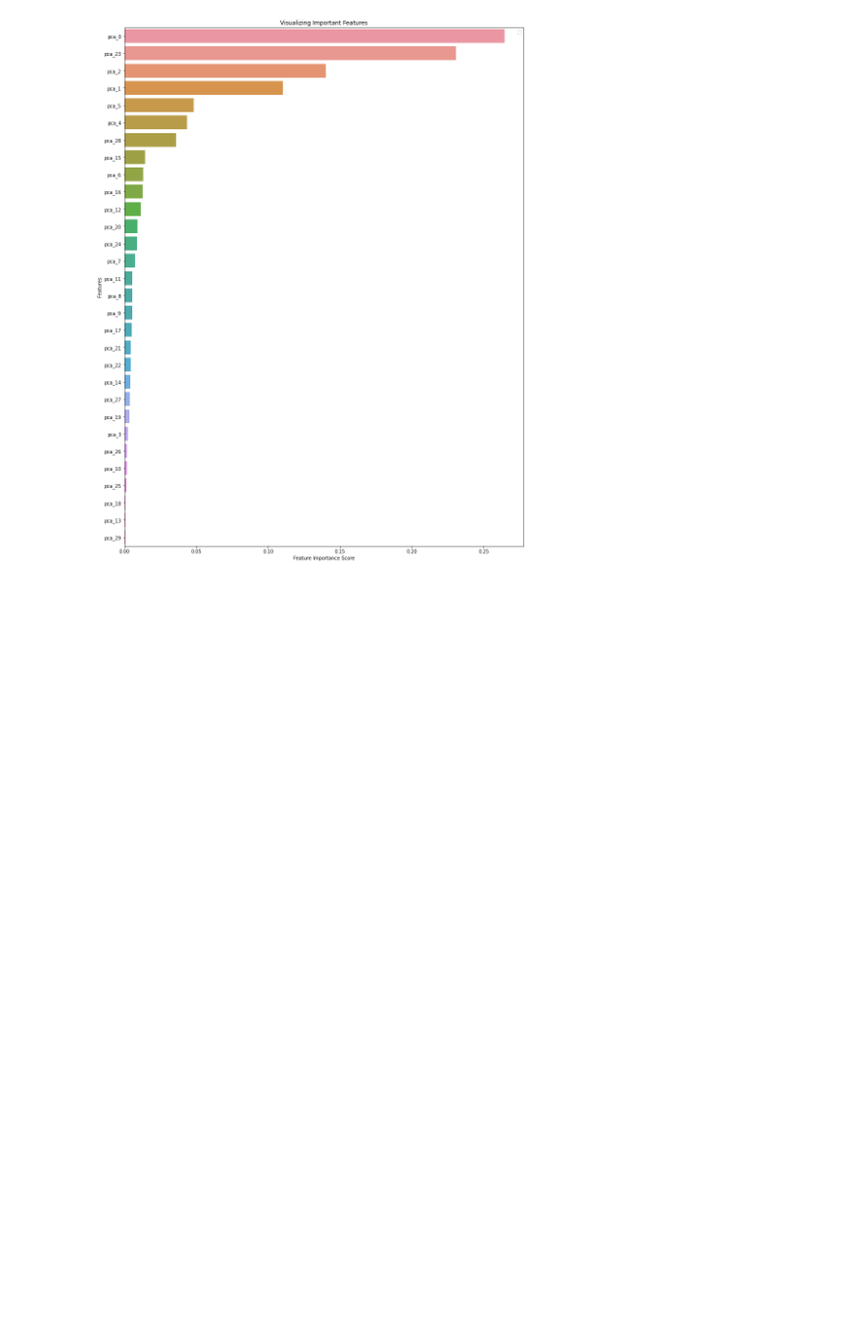
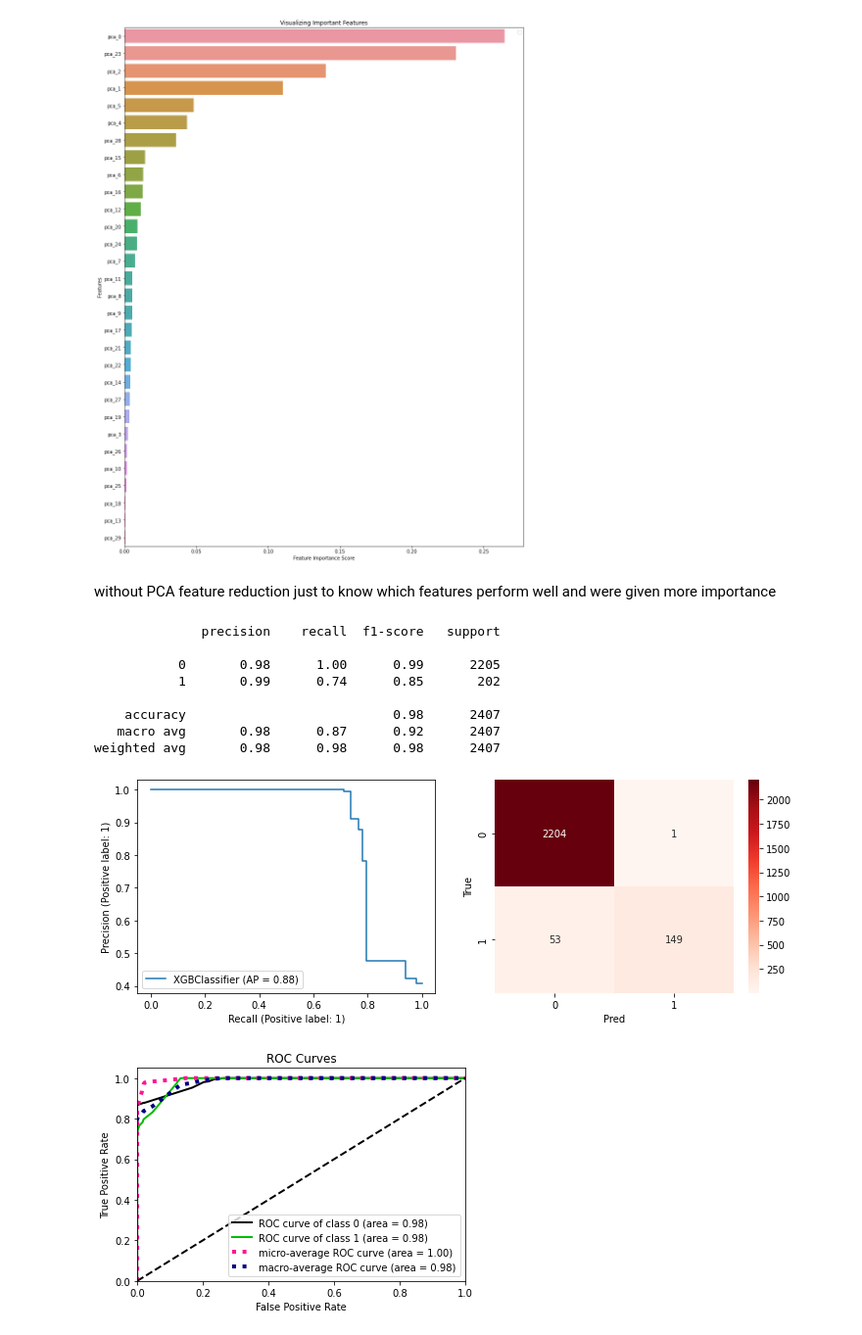
Before and after one commit to pranshurastogi29/Receipt_Matching_Challenge, a Jupyter notebook: tide-match.ipynb, the cells around one changed output. Shown at 98% size. Drawn from its saved outputs; the diff is of its cells as text; code cells hidden in the pictures; blank space fills up the shorter version.

```diff
--- a/tide-match.ipynb
+++ b/tide-match.ipynb
@@ -452,3 +595,56 @@ weighted avg       0.98      0.98      0.98      2407
 [figure]
 [figure]
 [figure]
+# %% [markdown]
+without PCA feature reduction just to know which features perform well and were given more importance
+# %%
+df6 = pd.read_csv('../input/tide-match-data/final_features.csv')
+feats = list(df6.columns)
+feats.remove('class')
+final_preds = 0
+x1 = df6[feats]
+y1 = df6['class']*1
+
+x_train, x_test, y_train,y_test = train_test_split(x1,y1, test_size=0.2,random_state=42, stratify = y1)
+#x_train, y_train = SMOTE(sampling_strategy = .4, random_state=42).fit_resample(x_train, y_train)
+skf = StratifiedKFold(n_splits=10, shuffle = True, random_state = 42)
+#x_train = x1.reset_index(drop = True)
+#y_train = y1.reset_index(drop = True)
+for train_index, test_index in skf.split(x_train, y_train):
+    x_tr, _ = x_train.values[train_index], x_train.values[test_index]
+    y_tr, _ = y_train[train_index], y_train[test_index]
+    x_tr = pd.DataFrame(x_tr)
+    x_tr.columns = feats
+    x_test = pd.DataFrame(x_test)
+    x_test.columns = feats
+    clf1 = XGBClassifier().fit(x_tr, y_tr)
+    pred = clf1.predict_proba(x_test)
+    final_preds = final_preds + pred/10
+
+print(classification_report(y_test, np.argmax(final_preds, axis = 1)))
+fig, (ax1,ax2) = plt.subplots(1,2,figsize=(12,4))
+plot_precision_recall_curve(clf1,x_test, y_test,ax=ax1)
+skplt.metrics.plot_roc_curve(y_test, final_preds)
+sns.heatmap(confusion_matrix(y_test, np.argmax(final_preds, axis = 1)),annot=True, fmt='d',cmap='Reds', ax=ax2,)
+ax2.set_xlabel('Pred')
+ax2.set_ylabel('True')
+
+feature_imp1 = pd.Series(clf1.feature_importances_,index=x1.columns).sort_values(ascending=False)[:25]
+plt.figure(figsize=(15,20))
+sns.barplot(x=feature_imp1, y=feature_imp1.index)
+plt.xlabel('Feature Importance Score')
+plt.ylabel('Features')
+plt.title("Visualizing Important Features")
+plt.legend()
+plt.show()
+# %% [output]
+              precision    recall  f1-score   support
+
+           0       0.98      1.00      0.99      2205
+           1       0.99      0.74      0.85       202
+
+    accuracy                           0.98      2407
+   macro avg       0.98      0.87      0.92      2407
+weighted avg       0.98      0.98      0.98      2407
+[figure, added]
+[figure, added]
```
Also changed, not shown: parts of 35 cells of this notebook, 1 other file.
